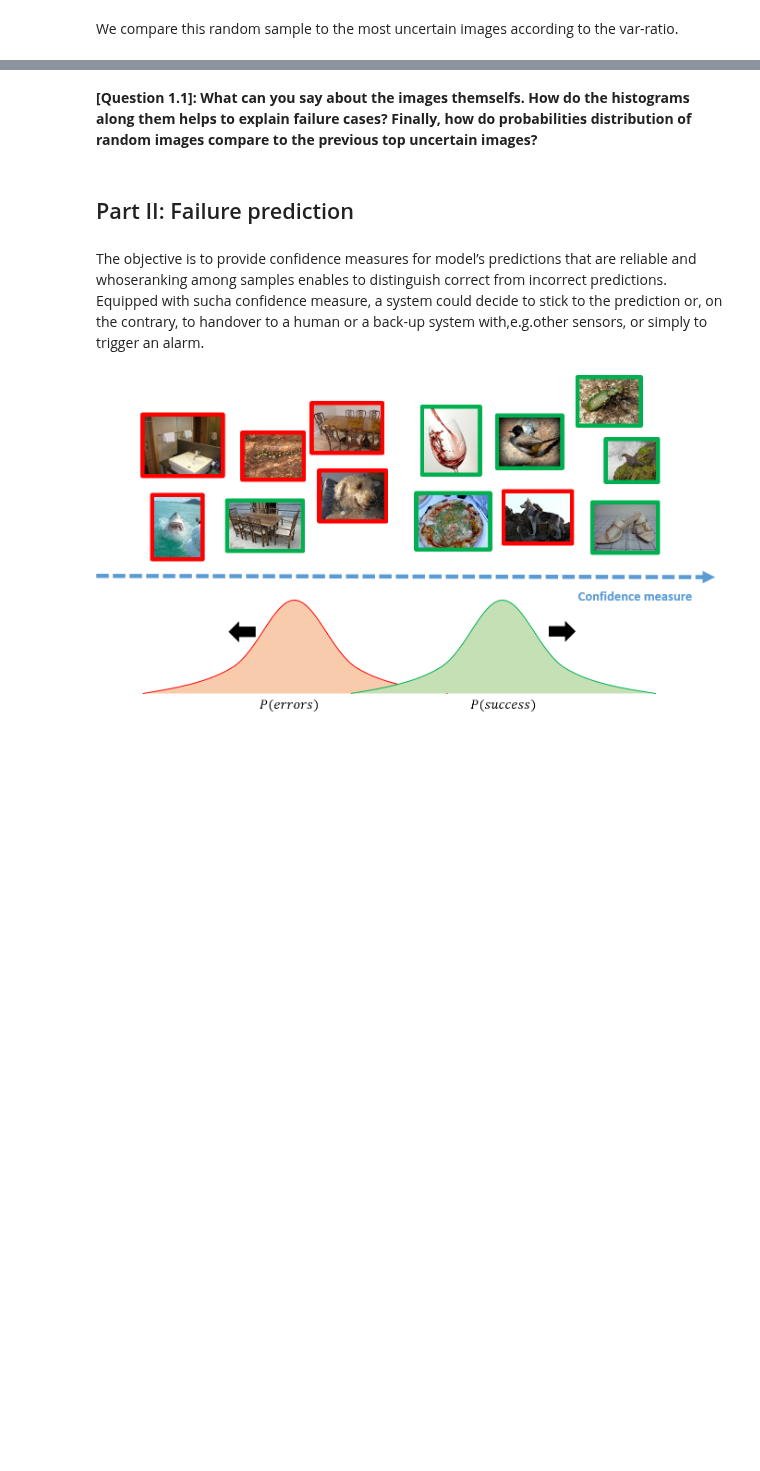
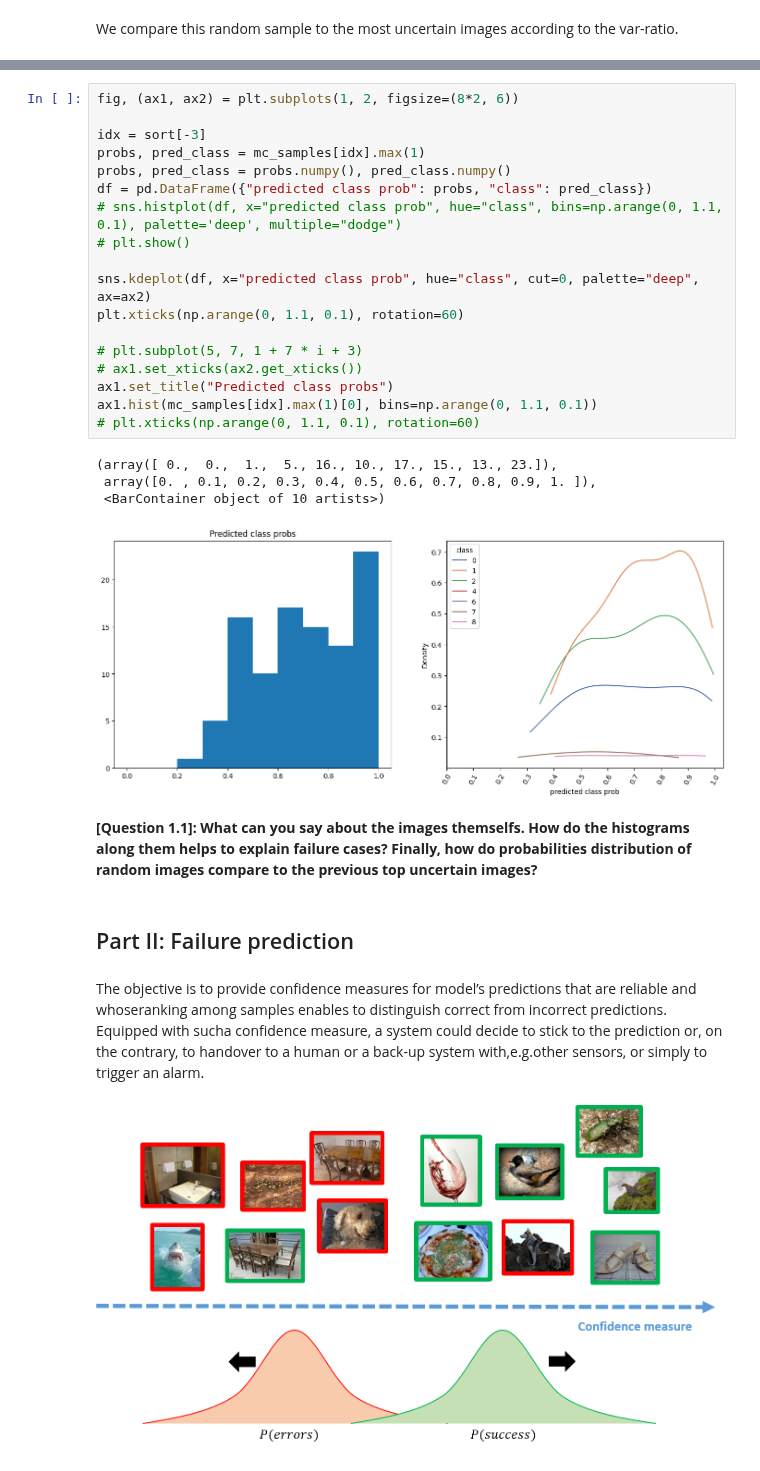
Before and after one commit to CharlesAttend/M2-DAC, a Jupyter notebook: RDFIA/TME/Section3/3_c_Uncertainty_Applications.ipynb, the cells around one changed output, grey strips where cells are left out. Cells and saved outputs as stored; diff of their text form; blank space fills up the shorter version.

```diff
--- a/RDFIA/TME/Section3/3_c_Uncertainty_Applications.ipynb
+++ b/RDFIA/TME/Section3/3_c_Uncertainty_Applications.ipynb
@@ -380,3 +389,26 @@ plot_predicted_images(
+# %%
+fig, (ax1, ax2) = plt.subplots(1, 2, figsize=(8*2, 6))
+
+idx = sort[-3]
+probs, pred_class = mc_samples[idx].max(1)
+probs, pred_class = probs.numpy(), pred_class.numpy()
+df = pd.DataFrame({"predicted class prob": probs, "class": pred_class})
+# sns.histplot(df, x="predicted class prob", hue="class", bins=np.arange(0, 1.1, 0.1), palette='deep', multiple="dodge")
+# plt.show()
+
+sns.kdeplot(df, x="predicted class prob", hue="class", cut=0, palette="deep", ax=ax2)
+plt.xticks(np.arange(0, 1.1, 0.1), rotation=60)
+
+# plt.subplot(5, 7, 1 + 7 * i + 3)
+# ax1.set_xticks(ax2.get_xticks())
+ax1.set_title("Predicted class probs")
+ax1.hist(mc_samples[idx].max(1)[0], bins=np.arange(0, 1.1, 0.1))
+# plt.xticks(np.arange(0, 1.1, 0.1), rotation=60)
+# %% [output]
+(array([ 0.,  0.,  1.,  5., 16., 10., 17., 15., 13., 23.]),
+ array([0. , 0.1, 0.2, 0.3, 0.4, 0.5, 0.6, 0.7, 0.8, 0.9, 1. ]),
+ <BarContainer object of 10 artists>)
+[figure, added]
 # %% [markdown]
 **[Question 1.1]: What can you say about the images themselfs. How do the histograms along them helps to explain failure cases? Finally, how do probabilities distribution of random images compare to the previous top uncertain images?**
 # %% [markdown]
```
Also changed, not shown: parts of 7 cells of this notebook, 2 other files.
